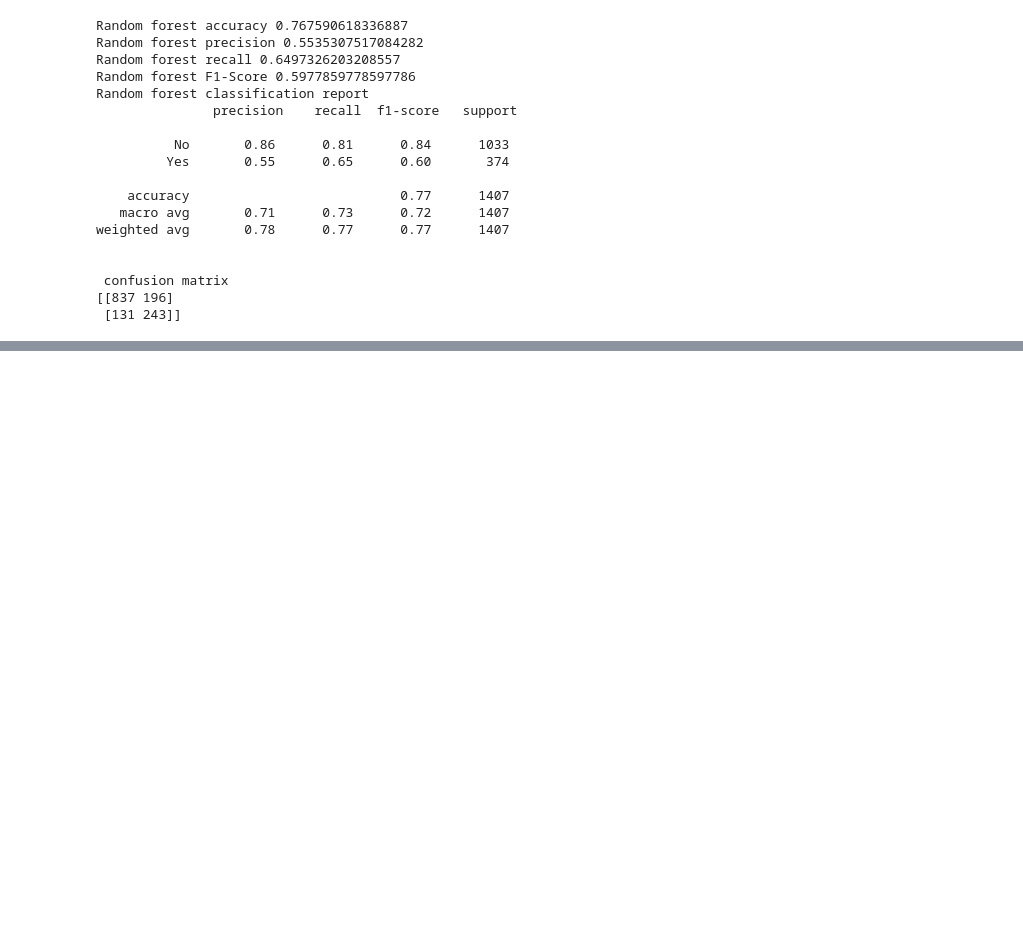
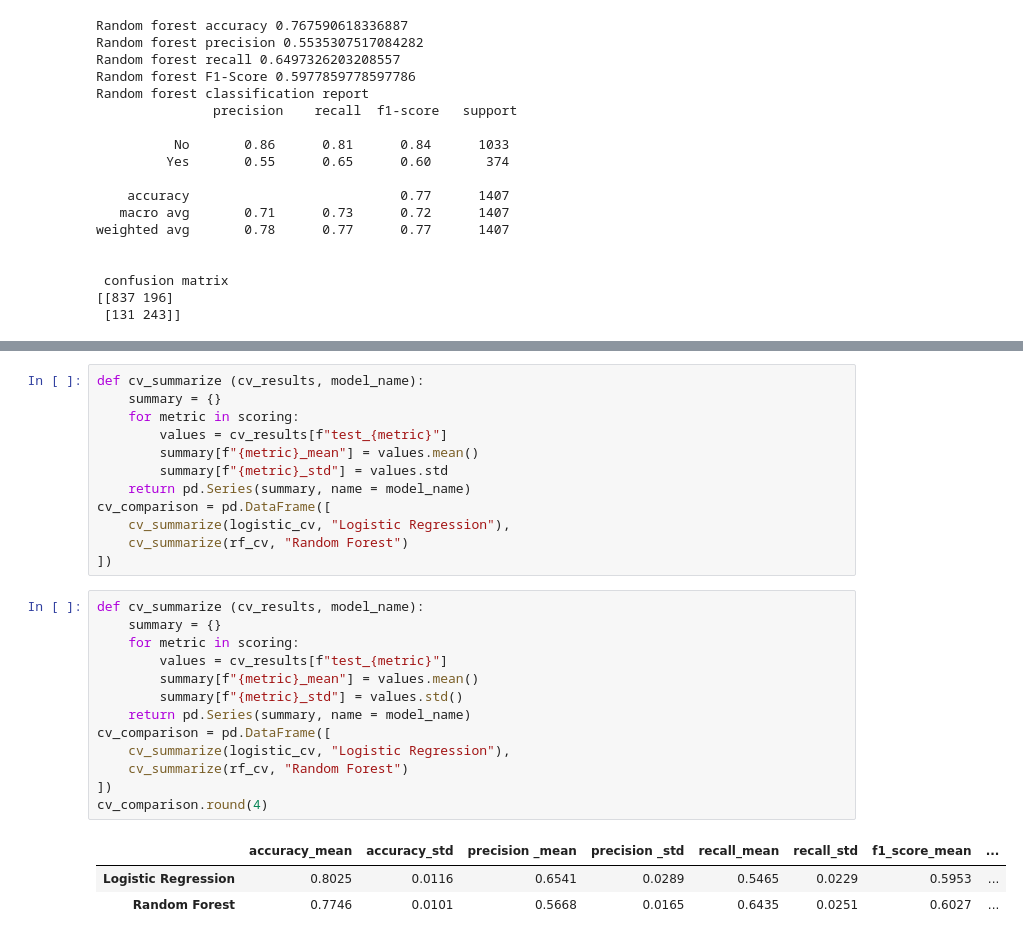
Before and after one commit to Juli-af/customer-churn-prediction, a Jupyter notebook: notebooks/01_data_inspection.ipynb, the cells around one changed output, grey strips where cells are left out. Saved outputs shown, nothing was run; the diff lists cells and outputs as text; blank space fills up the shorter version.

Commit message:
feat: add cross_validation and model comparison

```diff
--- a/notebooks/01_data_inspection.ipynb
+++ b/notebooks/01_data_inspection.ipynb
@@ -428,0 +463,29 @@ model_result = pd.DataFrame([
+# %%
+def cv_summarize (cv_results, model_name):
+    summary = {}
+    for metric in scoring:
+        values = cv_results[f"test_{metric}"]
+        summary[f"{metric}_mean"] = values.mean()
+        summary[f"{metric}_std"] = values.std
+    return pd.Series(summary, name = model_name)
+cv_comparison = pd.DataFrame([
+    cv_summarize(logistic_cv, "Logistic Regression"),
+    cv_summarize(rf_cv, "Random Forest")
+])
+# %%
+def cv_summarize (cv_results, model_name):
+    summary = {}
+    for metric in scoring:
+        values = cv_results[f"test_{metric}"]
+        summary[f"{metric}_mean"] = values.mean()
+        summary[f"{metric}_std"] = values.std()
+    return pd.Series(summary, name = model_name)
+cv_comparison = pd.DataFrame([
+    cv_summarize(logistic_cv, "Logistic Regression"),
+    cv_summarize(rf_cv, "Random Forest")
+])
+cv_comparison.round(4)
+# %% [output]
+|  | accuracy_mean | accuracy_std | precision _mean | precision _std | recall_mean | recall_std | f1_score_mean | ... |
+| Logistic Regression | 0.8025 | 0.0116 | 0.6541 | 0.0289 | 0.5465 | 0.0229 | 0.5953 | ... |
+| Random Forest | 0.7746 | 0.0101 | 0.5668 | 0.0165 | 0.6435 | 0.0251 | 0.6027 | ... |
```
Also changed, not shown: parts of 2 cells of this notebook.
